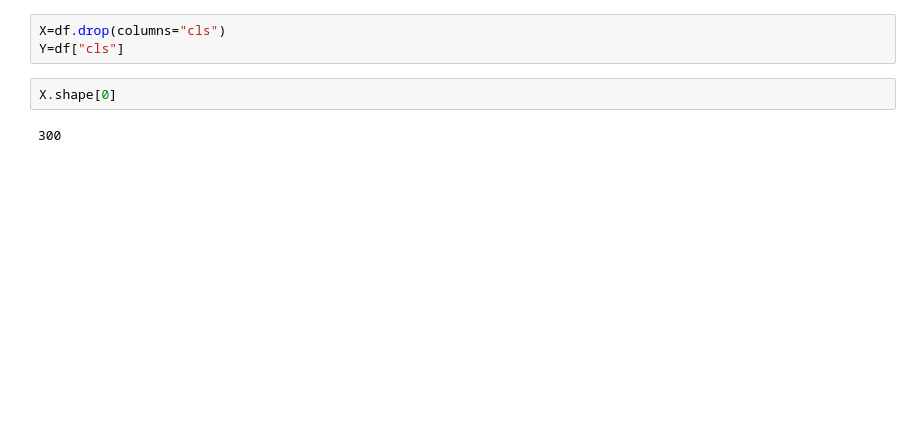
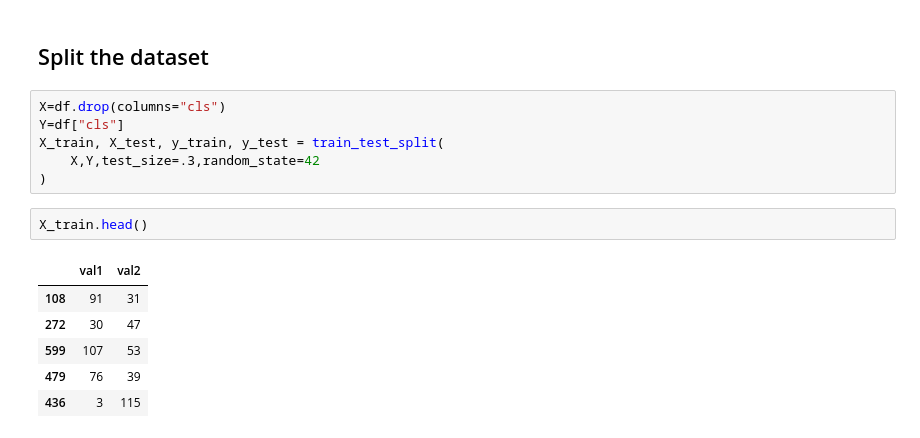
Before and after one commit to OmerTurk1/ML-From-Scratch, a Jupyter notebook: LinearRegression.ipynb, the cells around one changed output. Saved outputs shown, nothing was run; the diff lists cells and outputs as text; blank space fills up the shorter version.

```diff
--- a/LinearRegression.ipynb
+++ b/LinearRegression.ipynb
@@ -53,7 +81,17 @@ class Lin_Reg:
+# %% [markdown]
+## Split the dataset
 # %%
 X=df.drop(columns="cls")
 Y=df["cls"]
+X_train, X_test, y_train, y_test = train_test_split(
+    X,Y,test_size=.3,random_state=42
+)
-# %%
-X.shape[0]
-# %% [output]
-300
+# %%
+X_train.head()
+# %% [output]
+|  | val1 | val2 |
+| 108 | 91 | 31 |
+| 272 | 30 | 47 |
+| 599 | 107 | 53 |
+| 479 | 76 | 39 |
+| 436 | 3 | 115 |
```
Also changed, not shown: parts of 23 cells of this notebook.
